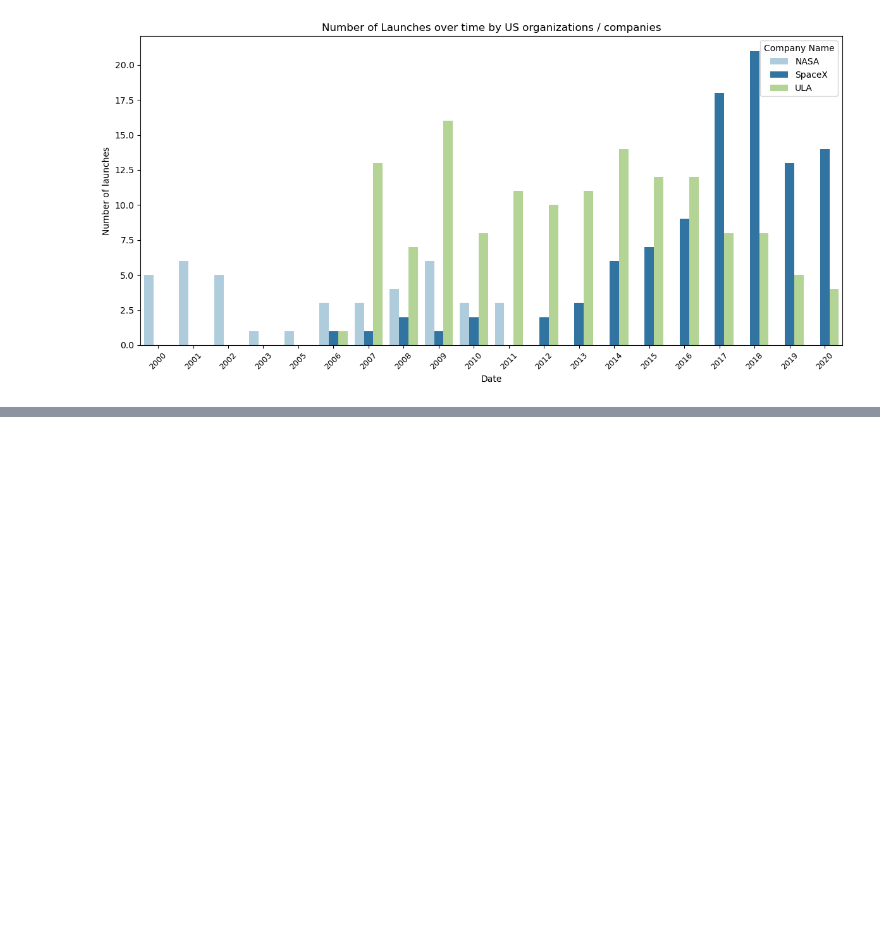
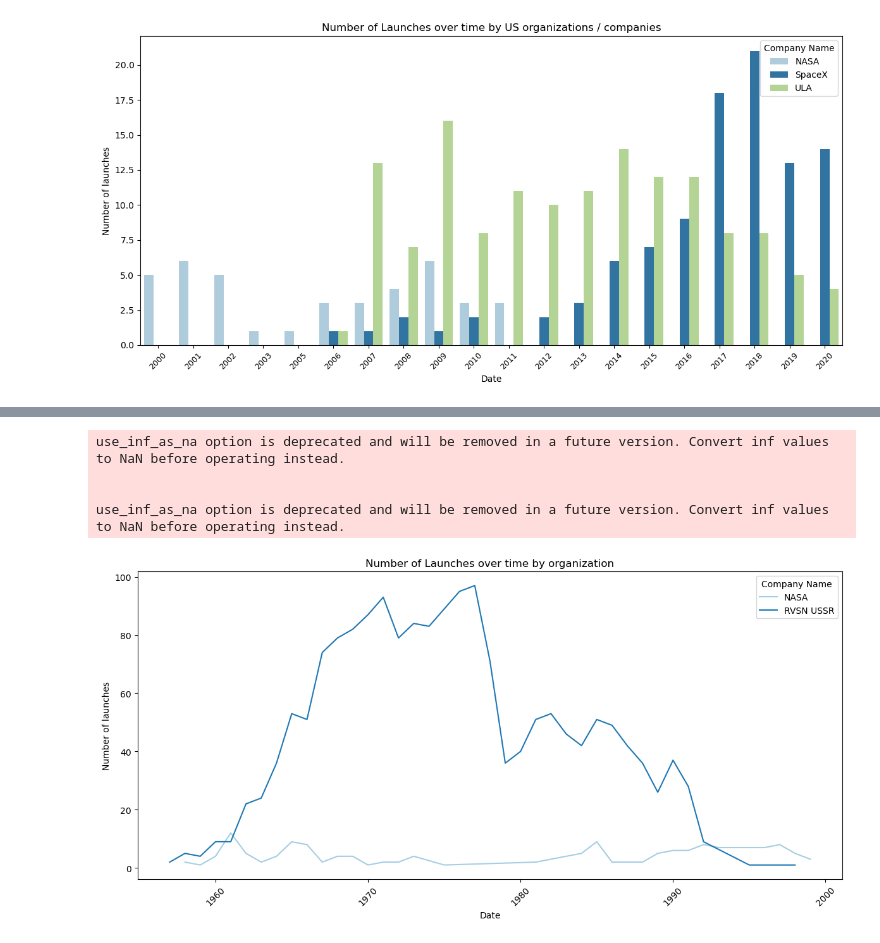
Before and after one commit to ghodgin/space-launch, a Jupyter notebook: launch-exploratory.ipynb, the cells around one changed output, grey strips where cells are left out. Drawn from its saved outputs; the diff is of its cells as text; code cells hidden in the pictures; blank space fills up the shorter version.

Commit message:
Slightly updated and added a linegraph in images

```diff
--- a/launch-exploratory.ipynb
+++ b/launch-exploratory.ipynb
@@ -444,0 +568,14 @@ american_launch_data().show()
+# %%
+plt.figure(figsize=(12,6))
+sns.lineplot(x='Date', y='Launch Count', hue='Company Name', data=comparative_usa_russia, palette='Paired')
+plt.title('Number of Launches over time by organization')
+plt.xlabel('Date')
+plt.ylabel('Number of launches')
+plt.xticks(rotation=45, size=10)
+plt.tight_layout()
+# %% [output]
+use_inf_as_na option is deprecated and will be removed in a future version. Convert inf values to NaN before operating instead.
+
+
+use_inf_as_na option is deprecated and will be removed in a future version. Convert inf values to NaN before operating instead.
+[figure, added]
```
Also changed, not shown: parts of 8 cells of this notebook, 2 other files.
